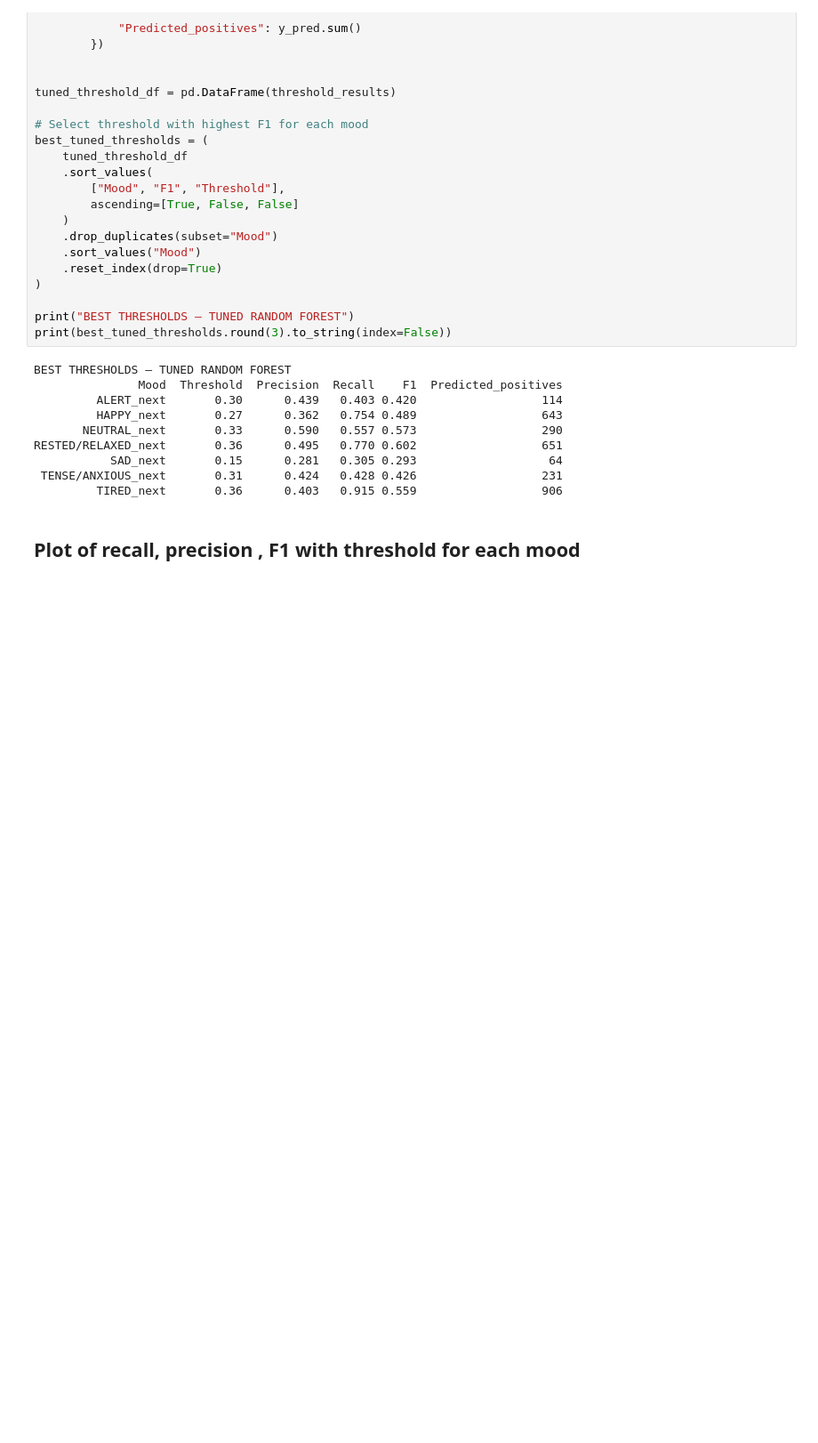
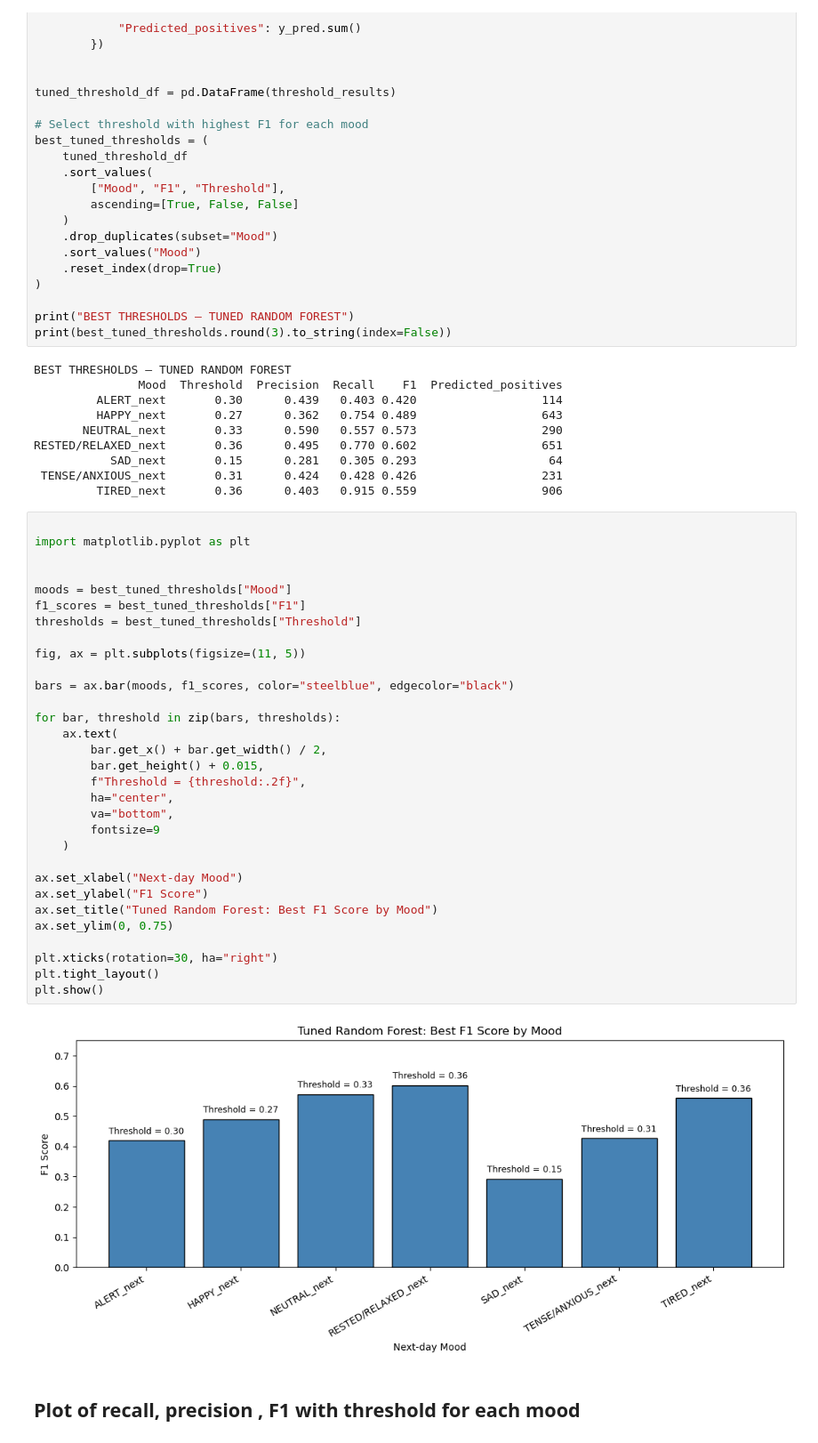
Before and after one commit to Erdos-Projects/fall-2026-bad-mood-prediction-ii, a Jupyter notebook: modeling_results/model_comparison.ipynb, the cells around one changed output. Shown at 89% size. Saved outputs shown, nothing was run; the diff lists cells and outputs as text; blank space fills up the shorter version.

```diff
--- a/modeling_results/model_comparison.ipynb
+++ b/modeling_results/model_comparison.ipynb
@@ -735,6 +735,39 @@ RESTED/RELAXED_next       0.36      0.495   0.770 0.602                  651
            SAD_next       0.15      0.281   0.305 0.293                   64
  TENSE/ANXIOUS_next       0.31      0.424   0.428 0.426                  231
          TIRED_next       0.36      0.403   0.915 0.559                  906
+# %%
+
+import matplotlib.pyplot as plt
+
+
+moods = best_tuned_thresholds["Mood"]
+f1_scores = best_tuned_thresholds["F1"]
+thresholds = best_tuned_thresholds["Threshold"]
+
+fig, ax = plt.subplots(figsize=(11, 5))
+
+bars = ax.bar(moods, f1_scores, color="steelblue", edgecolor="black")
+
+for bar, threshold in zip(bars, thresholds):
+    ax.text(
+        bar.get_x() + bar.get_width() / 2,
+        bar.get_height() + 0.015,
+        f"Threshold = {threshold:.2f}",
+        ha="center",
+        va="bottom",
+        fontsize=9
+    )
+
+ax.set_xlabel("Next-day Mood")
+ax.set_ylabel("F1 Score")
+ax.set_title("Tuned Random Forest: Best F1 Score by Mood")
+ax.set_ylim(0, 0.75)
+
+plt.xticks(rotation=30, ha="right")
+plt.tight_layout()
+plt.show()
+# %% [output]
+[figure, added]
 # %% [markdown]
 ## Plot of recall, precision , F1 with threshold for each mood
 # %%
```
